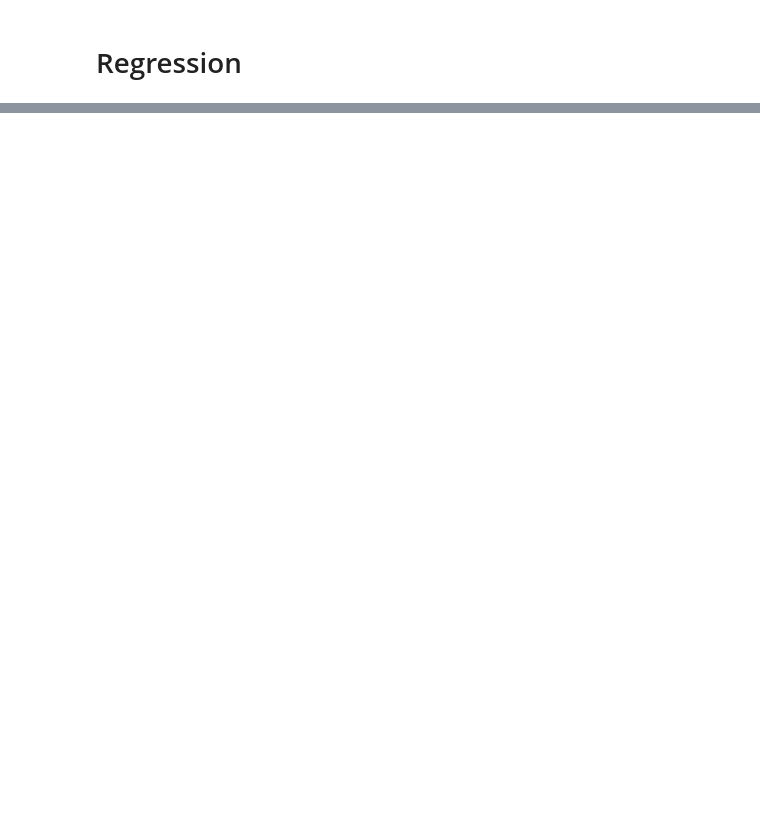
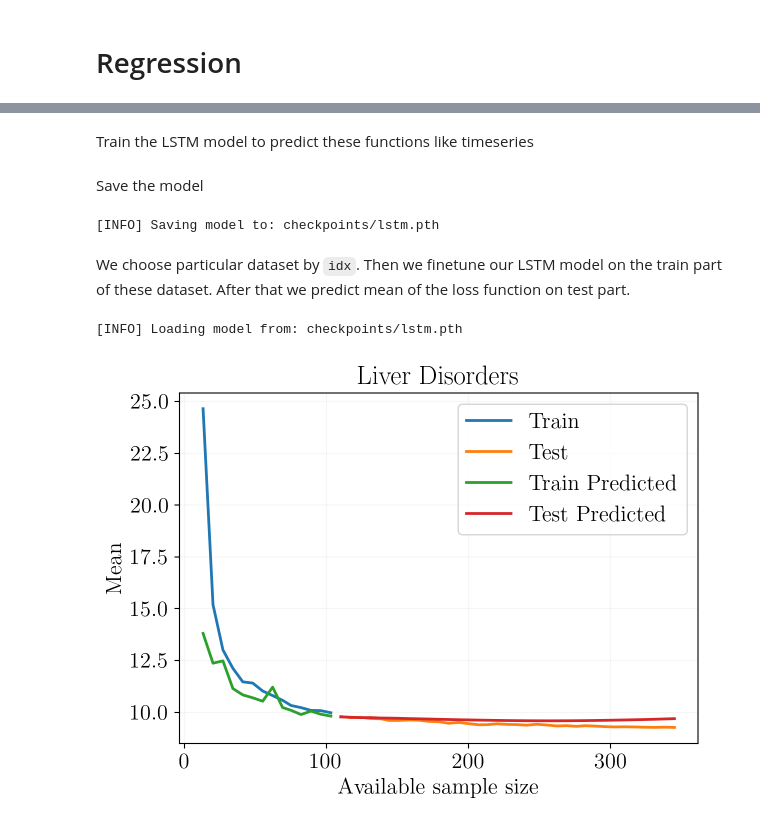
Before and after one commit to kisnikser/Likelihood-Bootstrapping, a Jupyter notebook: code/forecasting.ipynb, the cells around one changed output, grey strips where cells are left out. Saved outputs shown, nothing was run; the diff lists cells and outputs as text; code cells hidden in the pictures; blank space fills up the shorter version.

Commit message:
lstm forecasting upd

```diff
--- a/code/forecasting.ipynb
+++ b/code/forecasting.ipynb
@@ -34,2 +57,2 @@ import torch.optim as optim
 # %%
-datasets_regression = load_object('dumps/datasets_regression_new.pkl')
+datasets_regression = load_object('dumps/datasets_regression_50.pkl')
@@ -191,0 +59,33 @@ with torch.no_grad():
+# %% [markdown]
+Train the LSTM model to predict these functions like timeseries
+# %%
+n_epochs=1000
+lookback=10
+hidden_size=64
+batch_size=4
+
+means_model = train(n_epochs=n_epochs,
+                    lookback=lookback,
+                    hidden_size=hidden_size,
+                    batch_size=batch_size,
+                    datasets=datasets_regression)
+# %% [markdown]
+Save the model
+# %%
+save_model(means_model, './checkpoints', 'lstm.pth')
+# %% [output]
+[INFO] Saving model to: checkpoints/lstm.pth
+# %% [markdown]
+We choose particular dataset by `idx`. Then we finetune our LSTM model on the train part of these dataset. After that we predict mean of the loss function on test part.
+# %%
+samples, means, means_predicted = finetune(model=means_model,
+                                            idx=3,
+                                            n_epochs=5,
+                                            train_size=0.3,
+                                            lookback=lookback,
+                                            datasets=datasets_regression,
+                                            save=True,
+                                            filename='approximation-liver-disorders.pdf')
+# %% [output]
+[INFO] Loading model from: checkpoints/lstm.pth
+[figure, added]
```
Also changed, not shown: parts of 13 cells of this notebook, 8 other files.
